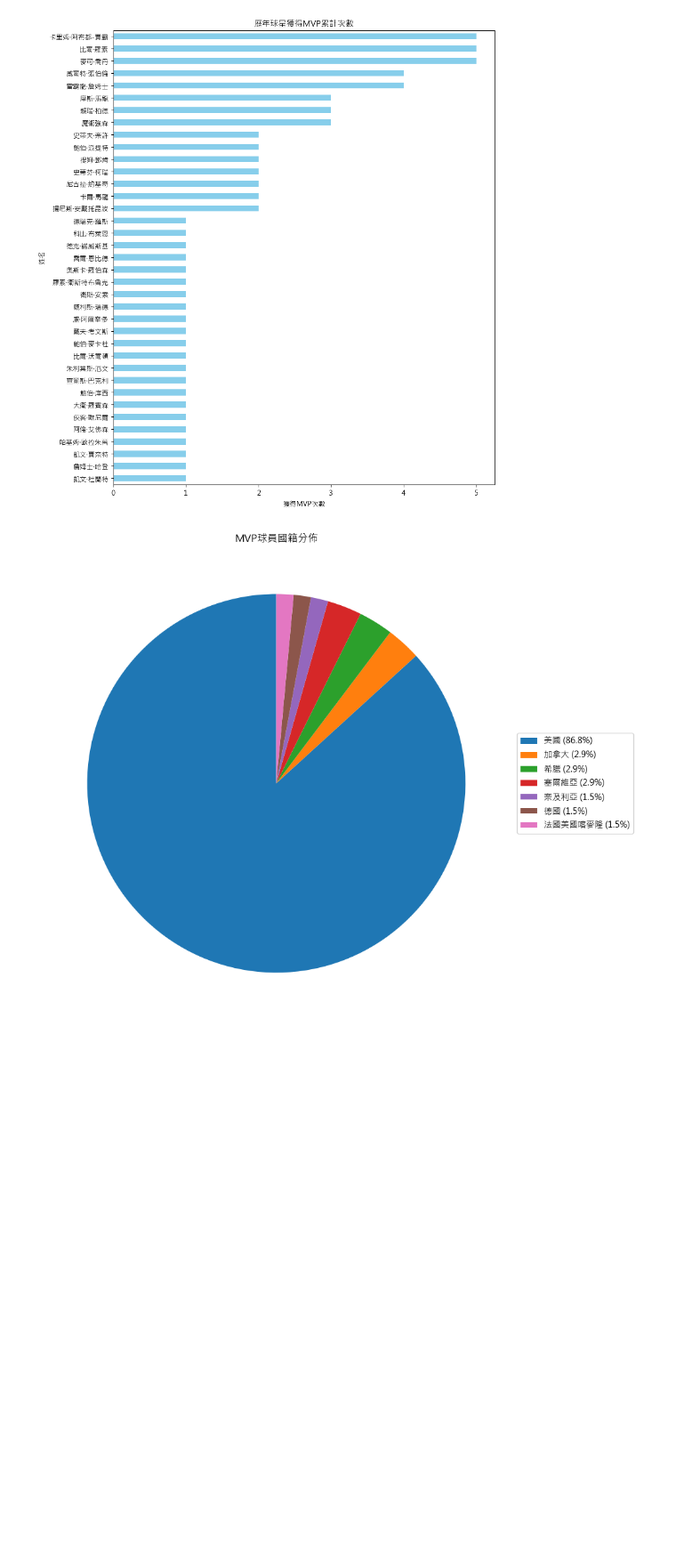
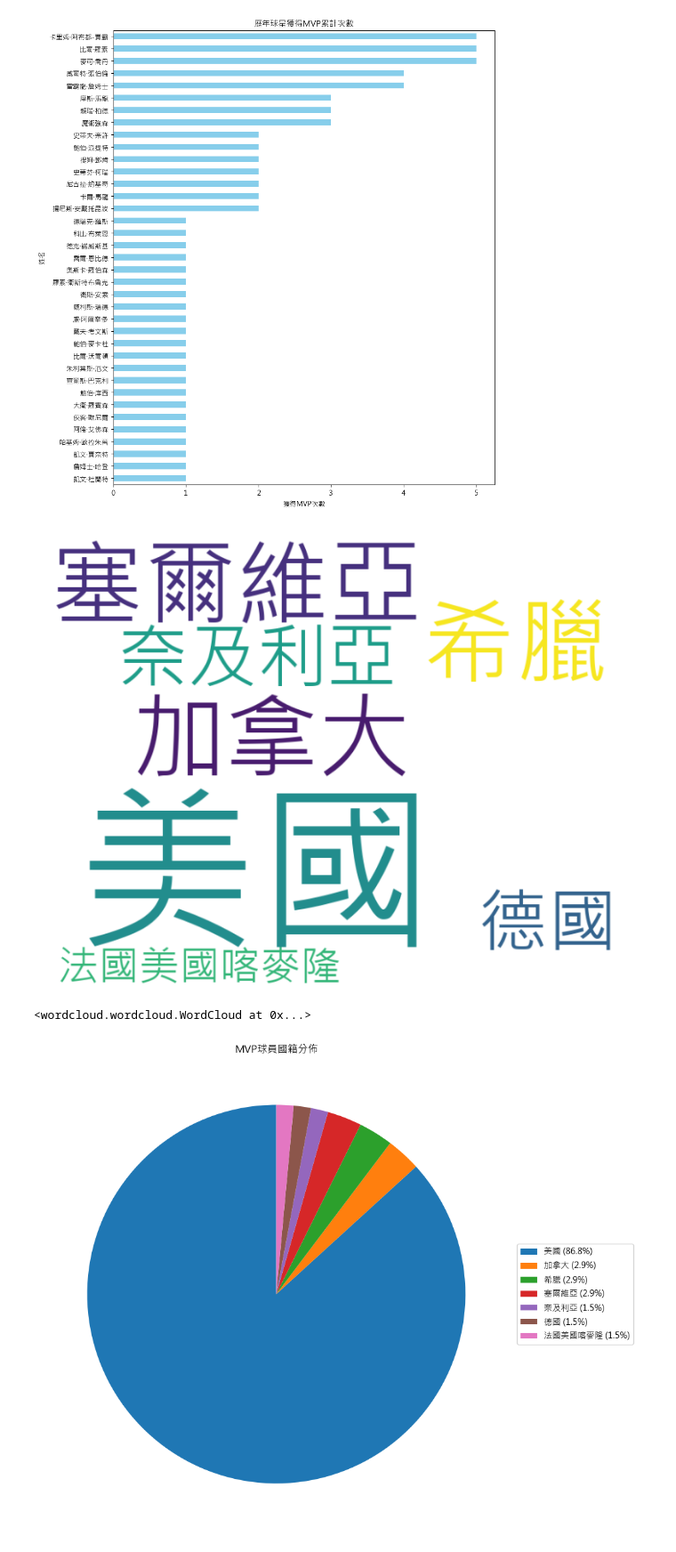
Before and after one commit to Timmylin02/Tingyu, a Jupyter notebook: HW4.ipynb, the cells around one changed output. Shown at 89% size. Cells and saved outputs as stored; diff of their text form; code cells hidden in the pictures; blank space fills up the shorter version.

```diff
--- a/HW4.ipynb
+++ b/HW4.ipynb
@@ -107,6 +116,30 @@ plt.title('歷年球星獲得MVP累計次數')
 plt.show()
 # %% [output]
 [figure]
+# %%
+# 統計詞頻
+word_freq = Counter(df['國籍'])
+
+# 生成文字雲
+font_path = "c:\Windows\Fonts\msjh.ttc"
+wc = WordCloud(
+    font_path=font_path,
+    background_color="white",
+    max_words=2000,
+    width=800,
+    height=600
+)
+wordcloud = wc.generate_from_frequencies(word_freq)
+
+# 顯示文字雲
+plt.figure(figsize=(10, 10))
+plt.imshow(wordcloud, interpolation="bilinear")
+plt.axis("off")
+plt.show()
+wordcloud.to_file("wordcloud.png")
+# %% [output]
+[figure, added]
+<wordcloud.wordcloud.WordCloud at 0x...>
 # %%
 plt.figure(figsize=(10, 12))
 
```
Also changed, not shown: parts of 3 cells of this notebook, 1 other file.
